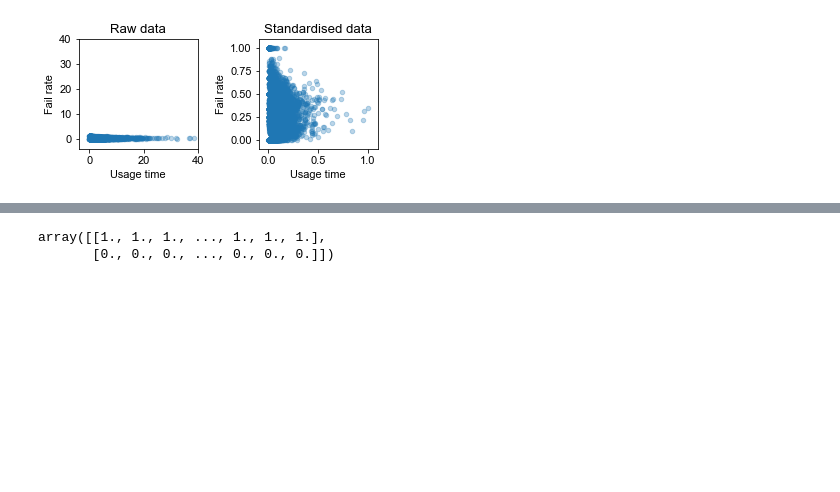
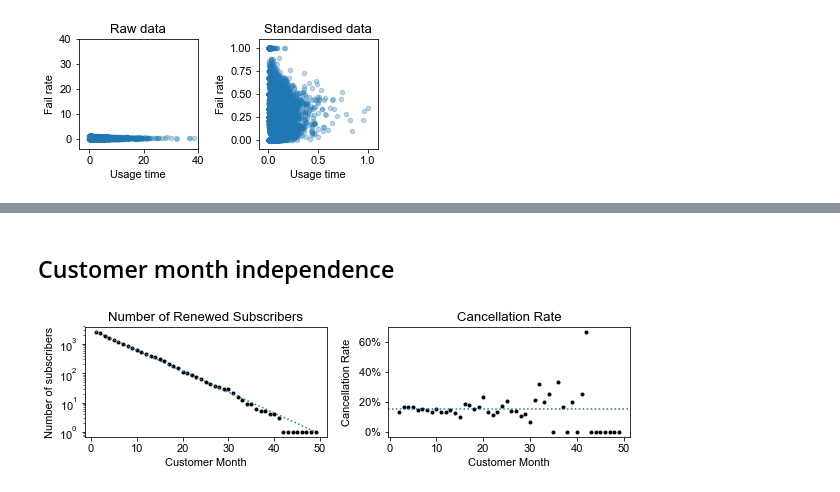
Before and after one commit to vicaws/Whizz, a Jupyter notebook: Code/Churn/Churn/NB_ReportFigures.ipynb, the cells around one changed output, grey strips where cells are left out. Cells and saved outputs as stored; diff of their text form; code cells hidden in the pictures; blank space fills up the shorter version.

```diff
--- a/Code/Churn/Churn/NB_ReportFigures.ipynb
+++ b/Code/Churn/Churn/NB_ReportFigures.ipynb
@@ -207,5 +201,37 @@ MinMaxScaler(copy=True, feature_range=(0, 1))
-# %%
-Xt
-# %% [output]
-array([[1., 1., 1., ..., 1., 1., 1.],
-       [0., 0., 0., ..., 0., 0., 0.]])
+# %% [markdown]
+## Customer month independence
+# %%
+# Population
+def survival_customer_month(df_subspt):
+    survival_population = df_subspt.groupby('customer_month')['pupilId'].count()
+
+    fig = plt.figure(figsize=(8.5,2.5))
+
+    ax = fig.add_subplot(121)
+    gmean_survival_rate =  (survival_population.values[-1] /\
+       survival_population.values[0])**(1.0 / (survival_population.shape[0]-1))
+    survival_theory = np.power(gmean_survival_rate,
+                               range(0, survival_population.shape[0])) *\
+                                  survival_population.values[0]
+    ax.plot(survival_population, 'ko', markersize=3)
+    ax.plot(survival_population.index, survival_theory, ':')
+    ax.set_title('Number of Renewed Subscribers')
+    ax.set_xlabel('Customer Month')
+    ax.set_ylabel('Number of subscribers')
+    ax.set_yscale('log')
+
+    ax = fig.add_subplot(122)
+    ax.plot(-survival_population.pct_change(), 'ko', markersize=3)
+    ax.axhline(y=1-gmean_survival_rate, linestyle=':')
+    vals = ax.get_yticks()
+    ax.set_yticklabels(['{:3.0f}%'.format(x*100) for x in vals]);
+    ax.set_xlabel('Customer Month')
+    ax.set_ylabel('Cancellation Rate')
+    ax.set_title('Cancellation Rate')
+
+    plt.tight_layout()
+    plt.savefig('../../../Result/Plot/CancellationRate.eps', dpi=500)
+
+survival_customer_month(df_subspt1)
+# %% [output]
+[figure, added]
```
Also changed, not shown: parts of 8 cells of this notebook, 17 other files.
